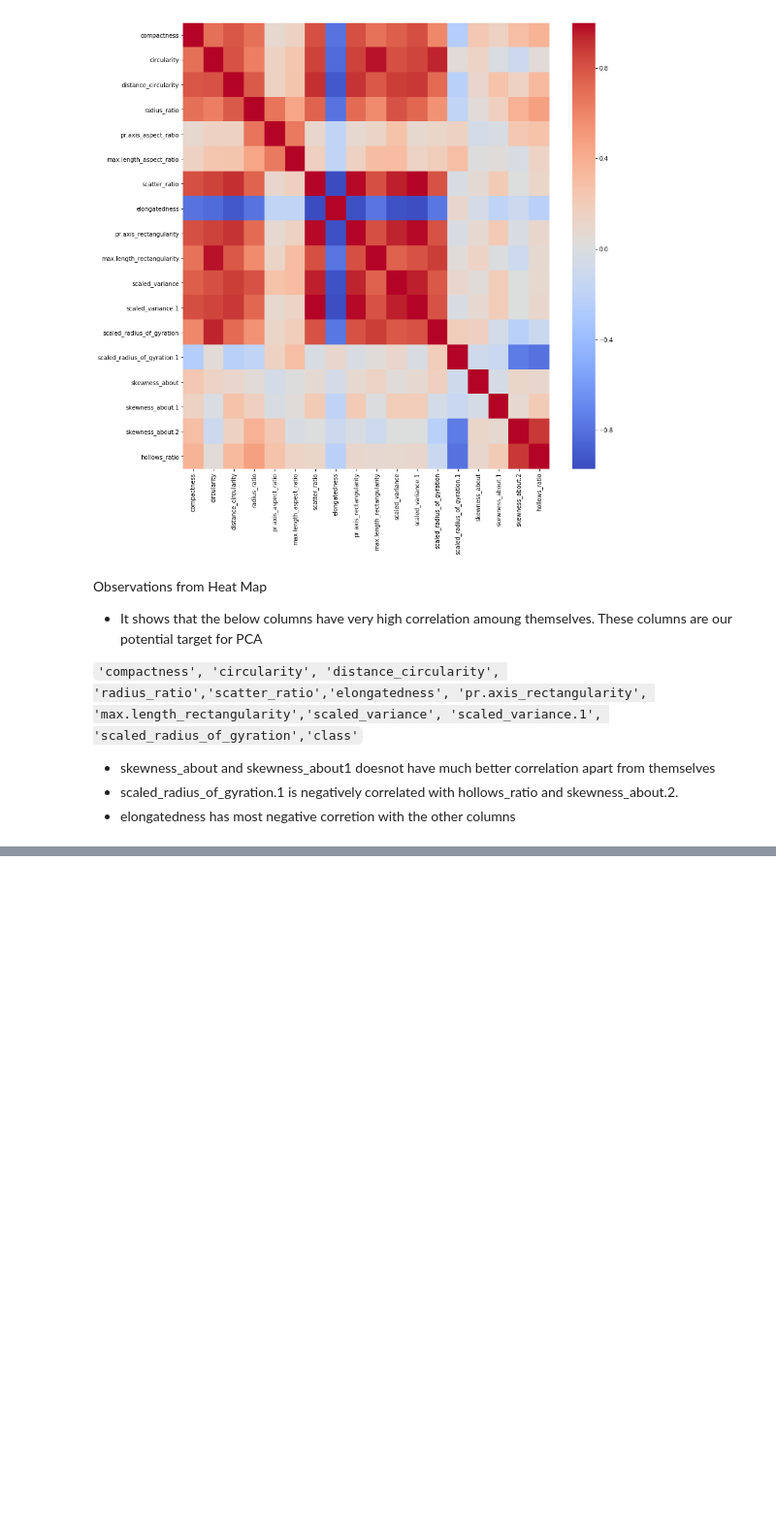
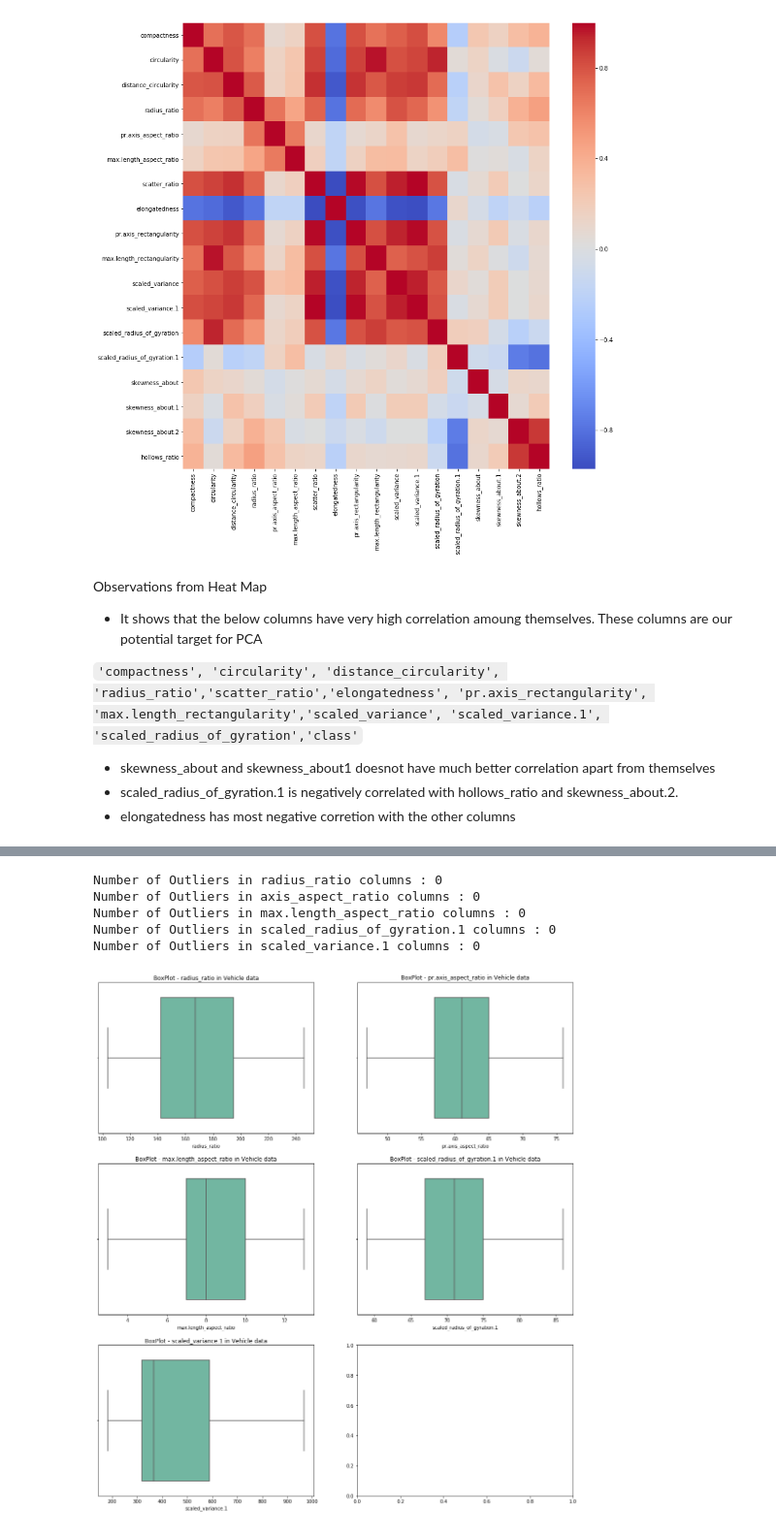
Before and after one commit to praveenveera/VehicleSilhouette_PCA, a Jupyter notebook: PCA.ipynb, the cells around one changed output, grey strips where cells are left out. Shown at 97% size. Cells and saved outputs as stored; diff of their text form; code cells hidden in the pictures; blank space fills up the shorter version.

```diff
--- a/PCA.ipynb
+++ b/PCA.ipynb
@@ -261,3 +261,15 @@ These columns are our potential target for PCA
 * skewness_about and skewness_about1 doesnot have much better correlation apart from themselves
 * scaled_radius_of_gyration.1 is negatively correlated with hollows_ratio and skewness_about.2.
 * elongatedness has most negative corretion with the other columns
+# %%
+# convert the class column
+
+df_vehicle = df.copy()
+df_vehicle['class'] = df_vehicle['class'].astype('category')
+df_vehicle["class"] = df_vehicle["class"].cat.codes
+df_vehicle["class"] = df_vehicle["class"].astype("int64")
+
+# 0 : bus
+# 1 : car
+# 2: van
+df_vehicle.head()
@@ -263,0 +283,5 @@ These columns are our potential target for PCA
+# %%
+# replace null values with median
+medianFiller = lambda x: x.fillna(x.median())
+df_vehicle = df_vehicle.apply(medianFiller,axis=0)
+print('Null values in columns :\n{}'.format(df_vehicle.isna().sum()))
@@ -263,0 +306,21 @@ These columns are our potential target for PCA
+# %%
+# remove the outliers
+df_vehicle = df_vehicle[df_vehicle['radius_ratio']<250]
+df_vehicle = df_vehicle[df_vehicle['pr.axis_aspect_ratio']<90]
+df_vehicle = df_vehicle[df_vehicle['max.length_aspect_ratio']<15]
+df_vehicle = df_vehicle[df_vehicle['scaled_radius_of_gyration.1']<87]
+df_vehicle = df_vehicle[df_vehicle['scaled_variance.1']<970]
+
+print('Number of Outliers in radius_ratio columns : {}'.format(df_vehicle['radius_ratio'][df_vehicle['radius_ratio']>250].count()))
+print('Number of Outliers in axis_aspect_ratio columns : {}'.format(df_vehicle['pr.axis_aspect_ratio'][df_vehicle['pr.axis_aspect_ratio']>90].count()))
+print('Number of Outliers in max.length_aspect_ratio columns : {}'.format(df_vehicle['max.length_aspect_ratio'][df_vehicle['max.length_aspect_ratio']>15].count()))
+print('Number of Outliers in scaled_radius_of_gyration.1 columns : {}'.format(df_vehicle['scaled_radius_of_gyration.1'][df_vehicle['scaled_radius_of_gyration.1']>87].count()))
+print('Number of Outliers in scaled_variance.1 columns : {}'.format(df_vehicle['scaled_variance.1'][df_vehicle['scaled_variance.1']>970].count()))
+outlier_detection(column_name,df_vehicle)
+# %% [output]
+Number of Outliers in radius_ratio columns : 0
+Number of Outliers in axis_aspect_ratio columns : 0
+Number of Outliers in max.length_aspect_ratio columns : 0
+Number of Outliers in scaled_radius_of_gyration.1 columns : 0
+Number of Outliers in scaled_variance.1 columns : 0
+[figure, added]
```
Also changed, not shown: parts of 24 cells of this notebook.
